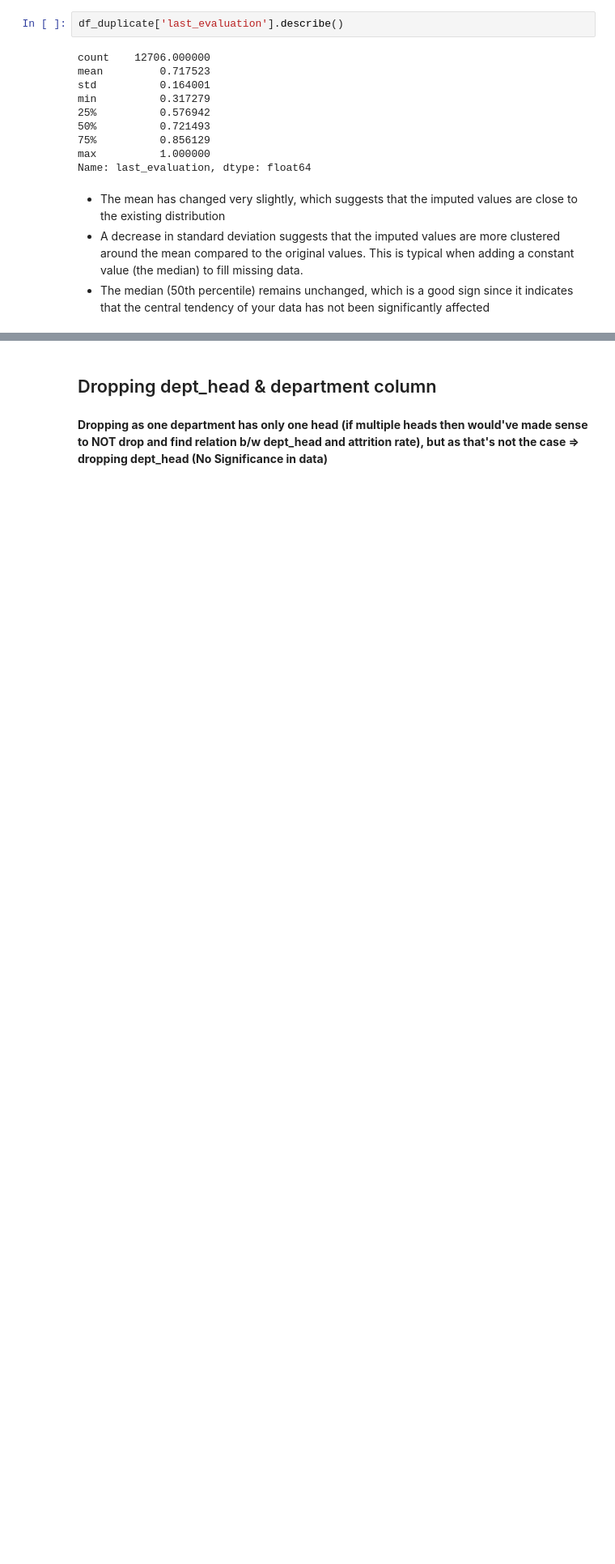
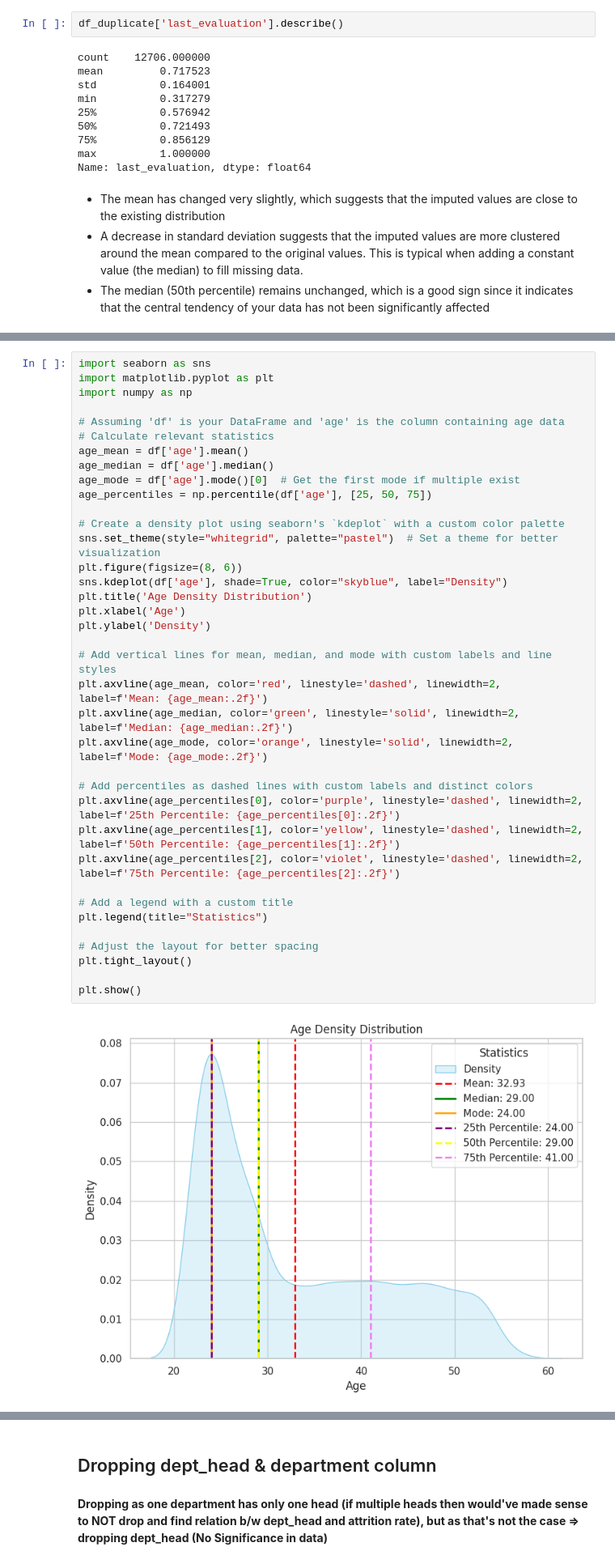
Before and after one commit to abhid-007/Employee-Prediction-Model, a Jupyter notebook: employee-prediction.ipynb, the cells around one changed output, grey strips where cells are left out. Shown at 81% size. Saved outputs shown, nothing was run; the diff lists cells and outputs as text; blank space fills up the shorter version.

```diff
--- a/employee-prediction.ipynb
+++ b/employee-prediction.ipynb
@@ -601,0 +727,39 @@ Name: last_evaluation, dtype: float64
+# %%
+import seaborn as sns
+import matplotlib.pyplot as plt
+import numpy as np
+
+# Assuming 'df' is your DataFrame and 'age' is the column containing age data
+# Calculate relevant statistics
+age_mean = df['age'].mean()
+age_median = df['age'].median()
+age_mode = df['age'].mode()[0]  # Get the first mode if multiple exist
+age_percentiles = np.percentile(df['age'], [25, 50, 75])
+
+# Create a density plot using seaborn's `kdeplot` with a custom color palette
+sns.set_theme(style="whitegrid", palette="pastel")  # Set a theme for better visualization
+plt.figure(figsize=(8, 6))
+sns.kdeplot(df['age'], shade=True, color="skyblue", label="Density")
+plt.title('Age Density Distribution')
+plt.xlabel('Age')
+plt.ylabel('Density')
+
+# Add vertical lines for mean, median, and mode with custom labels and line styles
+plt.axvline(age_mean, color='red', linestyle='dashed', linewidth=2, label=f'Mean: {age_mean:.2f}')
+plt.axvline(age_median, color='green', linestyle='solid', linewidth=2, label=f'Median: {age_median:.2f}')
+plt.axvline(age_mode, color='orange', linestyle='solid', linewidth=2, label=f'Mode: {age_mode:.2f}')
+
+# Add percentiles as dashed lines with custom labels and distinct colors
+plt.axvline(age_percentiles[0], color='purple', linestyle='dashed', linewidth=2, label=f'25th Percentile: {age_percentiles[0]:.2f}')
+plt.axvline(age_percentiles[1], color='yellow', linestyle='dashed', linewidth=2, label=f'50th Percentile: {age_percentiles[1]:.2f}')
+plt.axvline(age_percentiles[2], color='violet', linestyle='dashed', linewidth=2, label=f'75th Percentile: {age_percentiles[2]:.2f}')
+
+# Add a legend with a custom title
+plt.legend(title="Statistics")
+
+# Adjust the layout for better spacing
+plt.tight_layout()
+
+plt.show()
+# %% [output]
+[figure, added]
```
Also changed, not shown: parts of 9 cells of this notebook.
